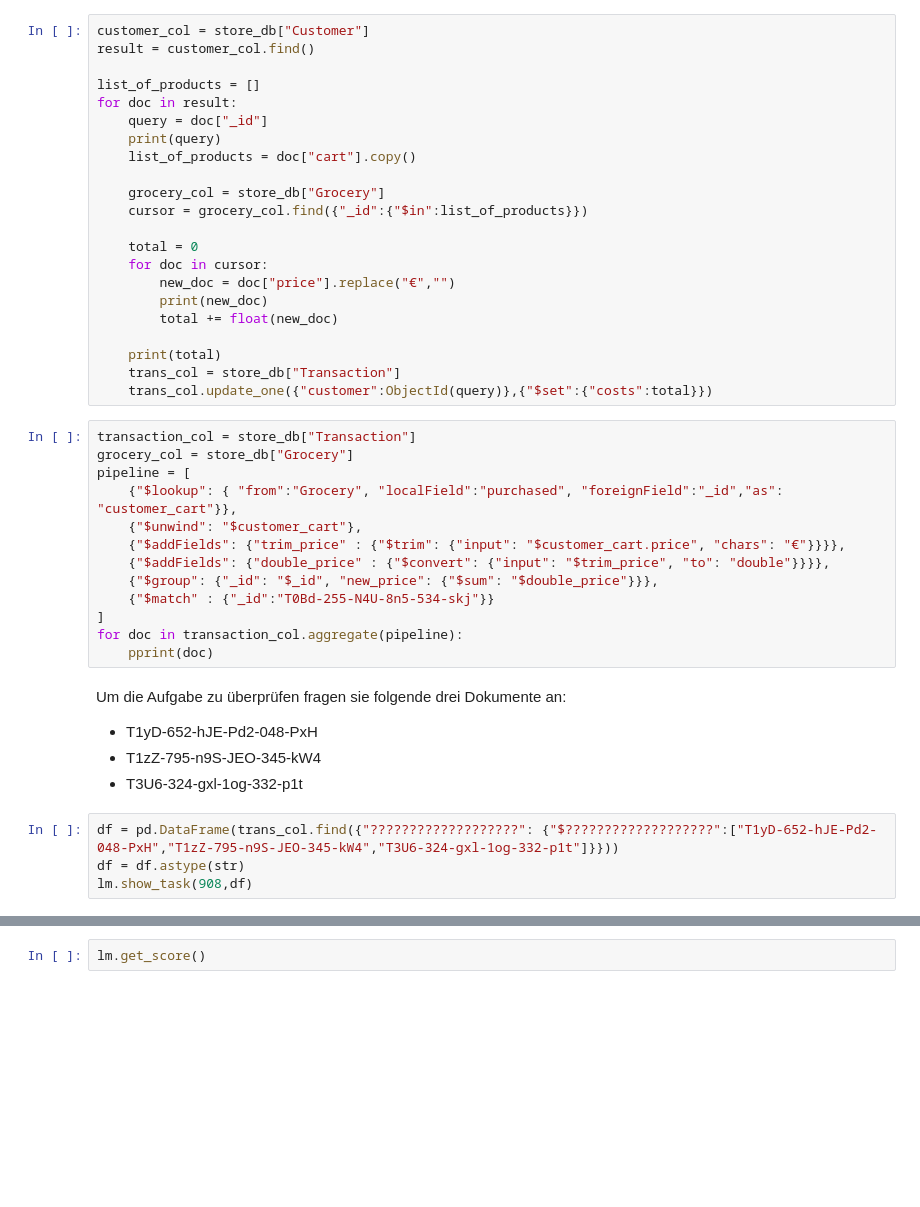
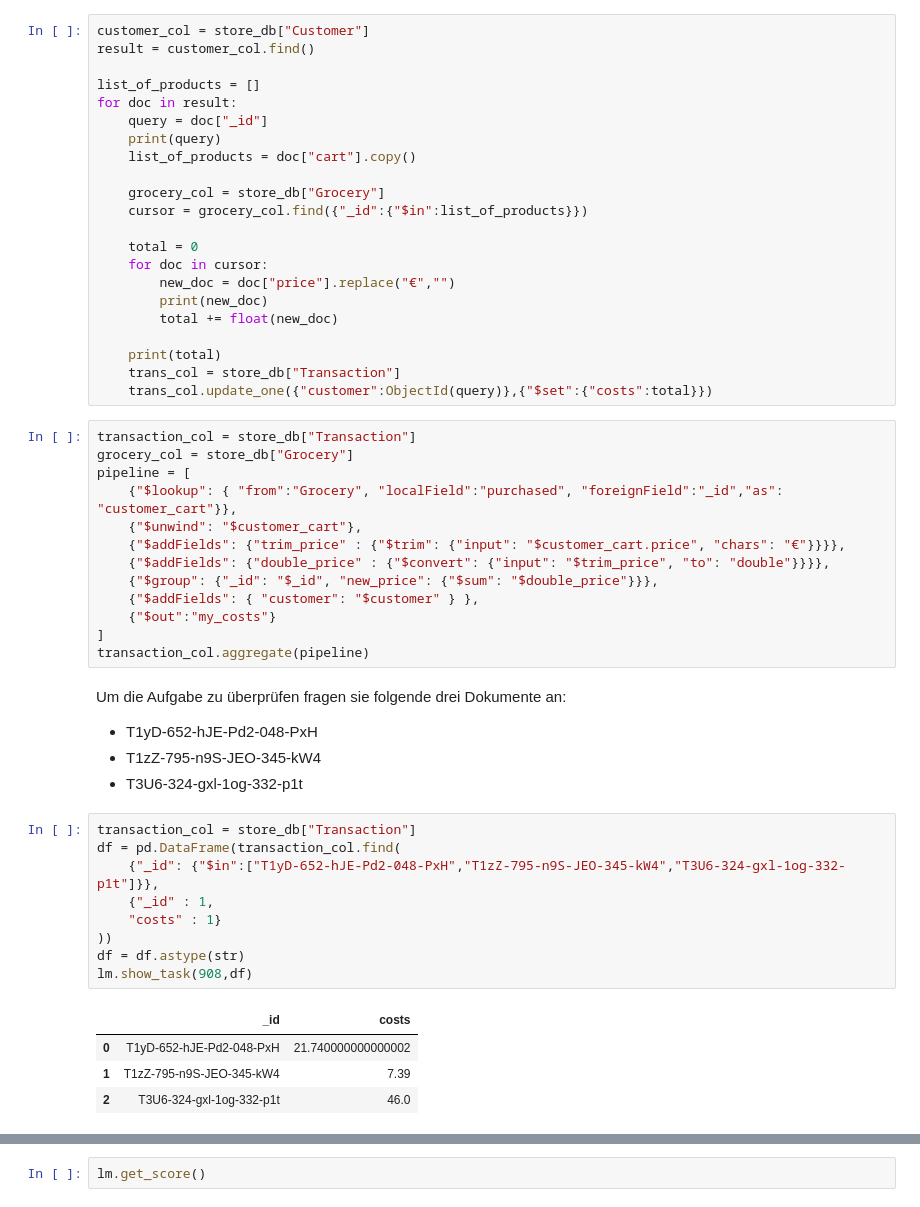
Before and after one commit to orca-nrw/lernmodul-mongodb, a Jupyter notebook: index.ipynb, the cells around one changed output, grey strips where cells are left out. Cells and saved outputs as stored; diff of their text form; blank space fills up the shorter version.

Commit message:
changed last excercise ouput for aggregation pipeline

```diff
--- a/index.ipynb
+++ b/index.ipynb
@@ -1582,16 +1581,26 @@ pipeline = [
     {"$addFields": {"trim_price" : {"$trim": {"input": "$customer_cart.price", "chars": "€"}}}},
     {"$addFields": {"double_price" : {"$convert": {"input": "$trim_price", "to": "double"}}}},
     {"$group": {"_id": "$_id", "new_price": {"$sum": "$double_price"}}},
-    {"$match" : {"_id":"T0Bd-255-N4U-8n5-534-skj"}}
+    {"$addFields": { "customer": "$customer" } },
+    {"$out":"my_costs"}
 ]
-for doc in transaction_col.aggregate(pipeline):
-    pprint(doc)
+transaction_col.aggregate(pipeline)
 # %% [markdown]
 Um die Aufgabe zu überprüfen fragen sie folgende drei Dokumente an:
  - T1yD-652-hJE-Pd2-048-PxH
  - T1zZ-795-n9S-JEO-345-kW4
  - T3U6-324-gxl-1og-332-p1t
 # %%
-df = pd.DataFrame(trans_col.find({"???????????????????": {"$???????????????????":["T1yD-652-hJE-Pd2-048-PxH","T1zZ-795-n9S-JEO-345-kW4","T3U6-324-gxl-1og-332-p1t"]}}))
+transaction_col = store_db["Transaction"]
+df = pd.DataFrame(transaction_col.find(
+    {"_id": {"$in":["T1yD-652-hJE-Pd2-048-PxH","T1zZ-795-n9S-JEO-345-kW4","T3U6-324-gxl-1og-332-p1t"]}},
+    {"_id" : 1,
+    "costs" : 1}
+))
 df = df.astype(str)
 lm.show_task(908,df)
+# %% [output]
+|  | _id | costs |
+| 0 | T1yD-652-hJE-Pd2-048-PxH | 21.740000000000002 |
+| 1 | T1zZ-795-n9S-JEO-345-kW4 | 7.39 |
+| 2 | T3U6-324-gxl-1og-332-p1t | 46.0 |
```
Also changed, not shown: parts of 2 cells of this notebook, 3 other files.
